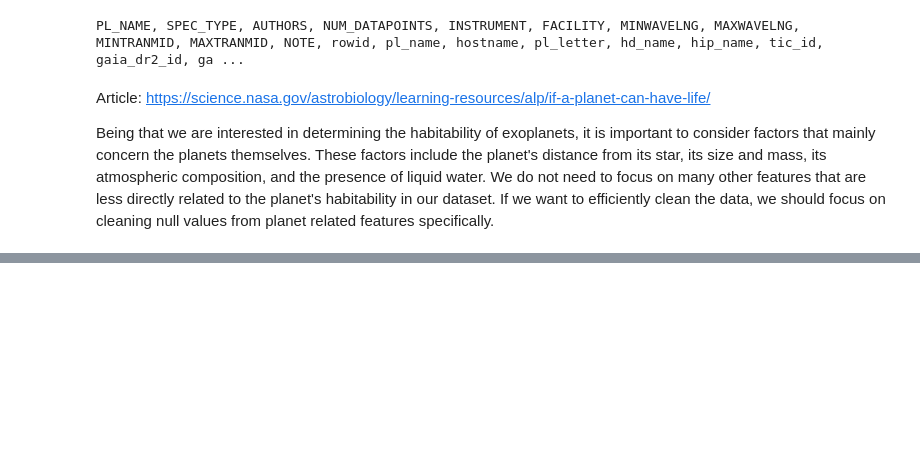
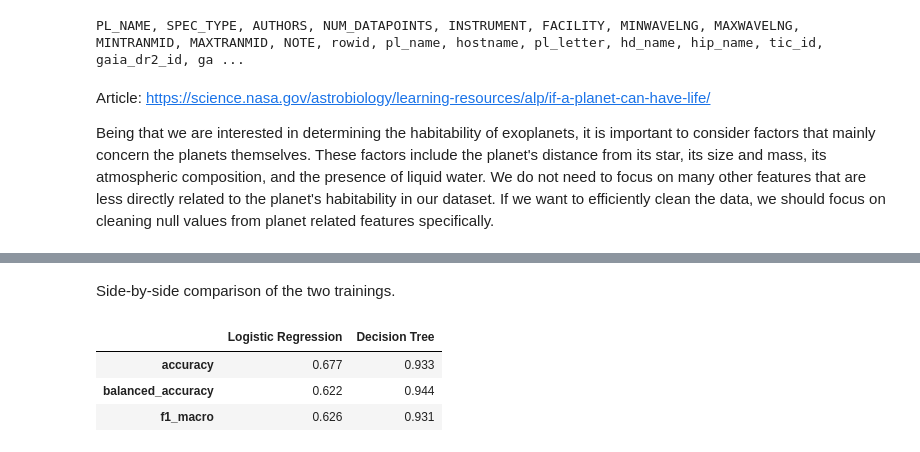
Before and after one commit to DPritch000/HabitablePlanets, a Jupyter notebook: habitablePlanets.ipynb, the cells around one changed output, grey strips where cells are left out. Saved outputs shown, nothing was run; the diff lists cells and outputs as text; code cells hidden in the pictures; blank space fills up the shorter version.

Commit message:
k fold, logisitc regression,decision trees

```diff
--- a/habitablePlanets.ipynb
+++ b/habitablePlanets.ipynb
@@ -81,0 +135,9 @@ Test rows: 354
+# %%
+lr_pipeline = Pipeline([
+    ("imputer", SimpleImputer(strategy="median")),
+    ("smote", SMOTE(k_neighbors=k_neighbors, random_state=42)),
+    ("scaler", StandardScaler()),
+    ("model", LogisticRegression(max_iter=2000, random_state=42)),
+])
+
+lr_scores = run_kfold(lr_pipeline, "LogisticRegression")
@@ -81,0 +155,10 @@ Test rows: 354
+# %%
+from sklearn.tree import DecisionTreeClassifier
+
+tree_pipeline = Pipeline([
+    ("imputer", SimpleImputer(strategy="median")),
+    ("smote", SMOTE(k_neighbors=k_neighbors, random_state=42)),
+    ("model", DecisionTreeClassifier(max_depth=6, min_samples_leaf=3, random_state=42)),
+])
+
+tree_scores = run_kfold(tree_pipeline, "DecisionTree")
@@ -81,0 +174,13 @@ Test rows: 354
+# %% [markdown]
+Side-by-side comparison of the two trainings.
+# %%
+comparison = pd.DataFrame({
+    "Logistic Regression": {m: lr_scores[f"test_{m}"].mean() for m in scoring},
+    "Decision Tree": {m: tree_scores[f"test_{m}"].mean() for m in scoring},
+}).round(3)
+comparison
+# %% [output]
+|  | Logistic Regression | Decision Tree |
+| accuracy | 0.677 | 0.933 |
+| balanced_accuracy | 0.622 | 0.944 |
+| f1_macro | 0.626 | 0.931 |
```
Also changed, not shown: parts of 9 cells of this notebook.
